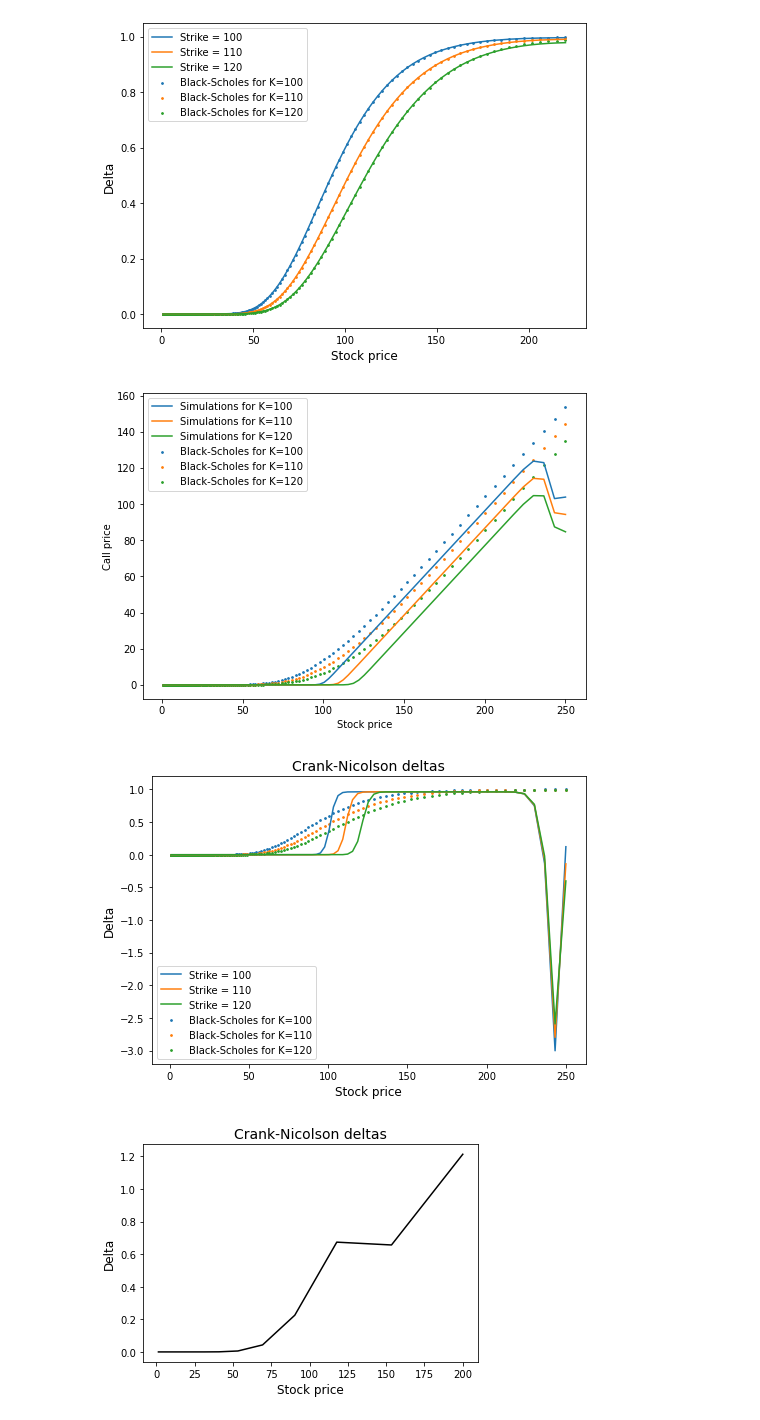
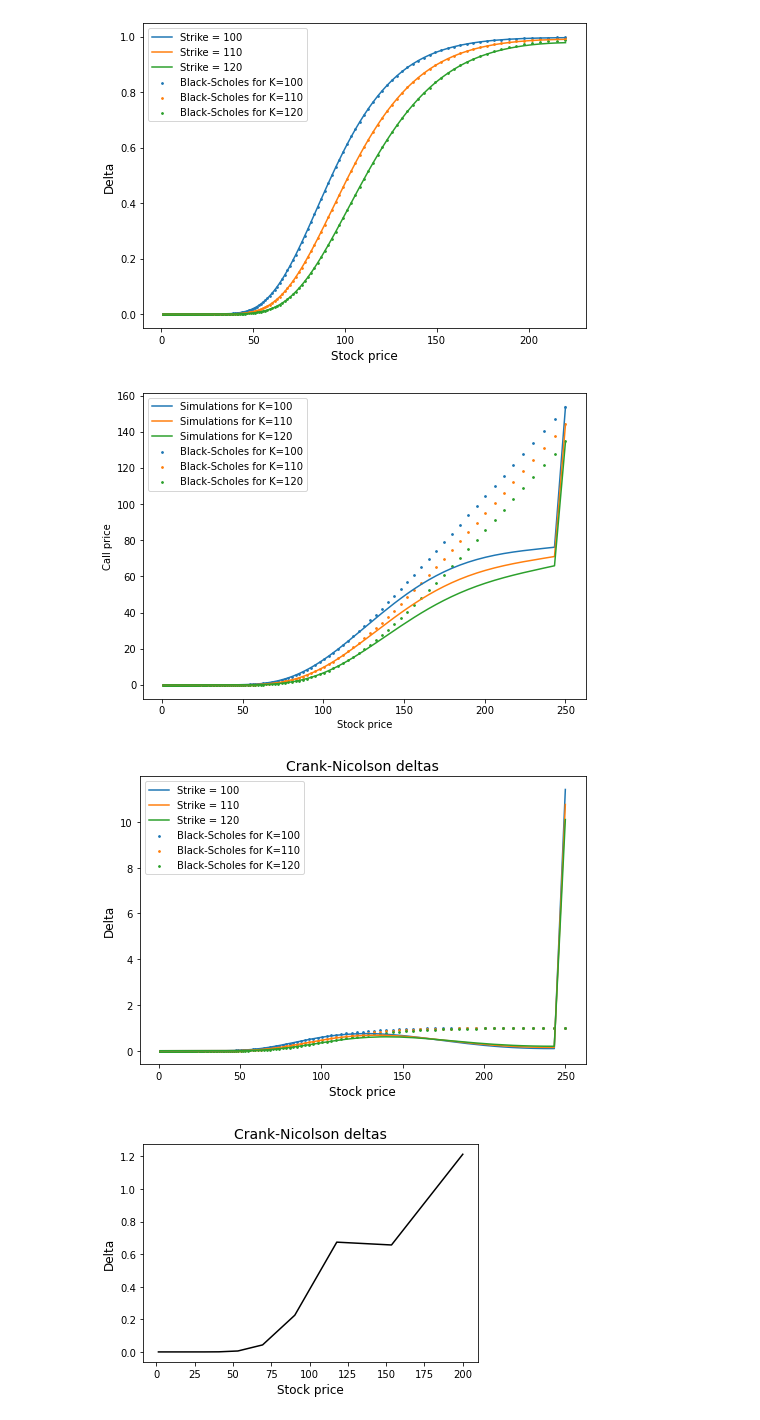
Before and after one commit to WillemJan9519/SPFDM3, a Jupyter notebook: SPFDM 3.ipynb, the cells around one changed output. Cells and saved outputs as stored; diff of their text form; code cells hidden in the pictures.

```diff
--- a/SPFDM 3.ipynb
+++ b/SPFDM 3.ipynb
@@ -141,12 +141,12 @@ class CrankNicolson():
 
     def call_CN(self):
         # define the constants of the scheme
-        a1 = -(r-(sigma**2)/2)*(dt/(4*dx)) - ((sigma**2)/4)*(dt/(dx**2))
-        a0 = 1 + ((sigma**2)/2)*(dt/(dx**2)) + r*dt
-        a_1 = (r-(sigma**2)/2)*(dt/(4*dx)) - ((sigma**2)/4)*(dt/(dx**2))
-        b1 = (r-(sigma**2)/2)*(dt/(4*dx)) + ((sigma**2)/4)*(dt/(dx**2))
-        b0 = 1 - ((sigma**2)/2)*(dt/(dx**2))
-        b_1 = ((sigma**2)/4)*(dt/(dx**2)) - (r-(sigma**2)/2)*(dt/(4*dx))
+        a1 = -(self.r-(self.sigma**2)/2)*(self.dt/(4*self.dx)) - ((self.sigma**2)/4)*(self.dt/(self.dx**2))
+        a0 = 1 + ((self.sigma**2)/2)*(self.dt/(self.dx**2)) + self.r*self.dt
+        a_1 = (self.r-(self.sigma**2)/2)*(self.dt/(4*self.dx)) - ((self.sigma**2)/4)*(self.dt/(self.dx**2))
+        b1 = (self.r-(self.sigma**2)/2)*(self.dt/(4*self.dx)) + ((self.sigma**2)/4)*(self.dt/(self.dx**2))
+        b0 = 1 - ((self.sigma**2)/2)*(self.dt/(self.dx**2))
+        b_1 = ((self.sigma**2)/4)*(self.dt/(self.dx**2)) - (self.r-(self.sigma**2)/2)*(self.dt/(4*self.dx))
 
         x = np.arange(0,self.x_max+self.dx,self.dx)
         S = np.exp(x)
@@ -160,11 +160,11 @@ class CrankNicolson():
         A = diags([a_1, a0, a1], [-1, 0, 1],
               shape=(nx-2, nx-2)).toarray()
         B1 = diags([b_1, b0, b1],[-1, 0, 1], shape=(nx-2, nx-2)).toarray()
-        for n in range(1,int(1/dt)): # time is going from second time step to last
+        for n in range(1,int(1/self.dt)): # time is going from second time step to last
             # boundary conditions
             V[0] = 0
             V0 = V[0]
-            V[-1] = np.exp(x_max) - self.K*np.exp(-self.r*((n+1)*dt))
+            V[-1] = np.exp(self.x_max) - self.K*np.exp(-self.r*((n+1)*self.dt))
             V1 = V[-1]
             Vn = V
             B = np.dot(Vn[1:-1],B1)
@@ -200,35 +200,35 @@ class CrankNicolson():
         plt.xlabel('Stock price',fontsize=10)
         plt.ylabel('Call price',fontsize=10)
         plt.legend()
 
     def plot_delta(self,plot=False):
         # numerical delta
         S,V = self.call_CN()
         delta_y = np.diff(V)
         delta_x = np.diff(S)
         delta = delta_y / delta_x
 
         # black scholes delta
         V_bs = self.black_scholes(S)
         delta_y_bs = np.diff(V_bs)
         delta_bs = delta_y_bs / delta_x
 
         # plot delta's
         plt.plot(S[:-1]+np.diff(S),delta,label='Strike = '+str(self.K))
         plt.scatter(S[:-1]+np.diff(S),delta_bs,label='Black-Scholes for K='+str(self.K),
                     s=3)
         plt.xlabel('Stock price',fontsize=12)
         plt.ylabel('Delta',fontsize=12)
         plt.legend()
         plt.title('Crank-Nicolson deltas',fontsize=14)
         plt.legend()
 
 
 
 CNengine=CrankNicolson([100,110,120])
 # %% [output]
-[figure, old version]
+[figure, new version]
-[figure, old version]
+[figure, new version]
 # %%
 def delta_CN():
     delta_y = np.diff(V)
```
